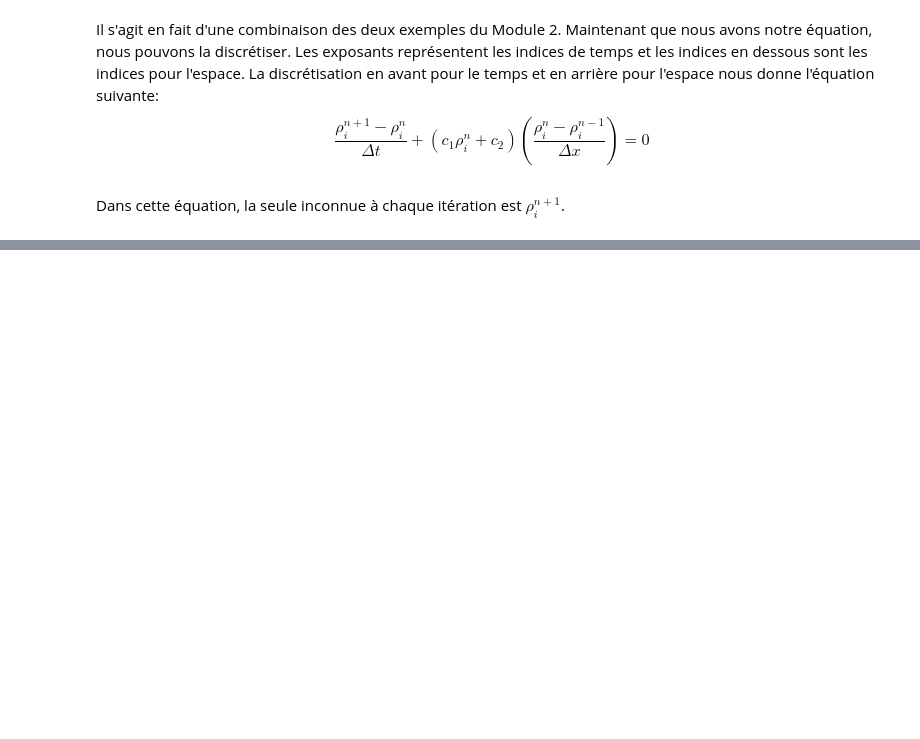
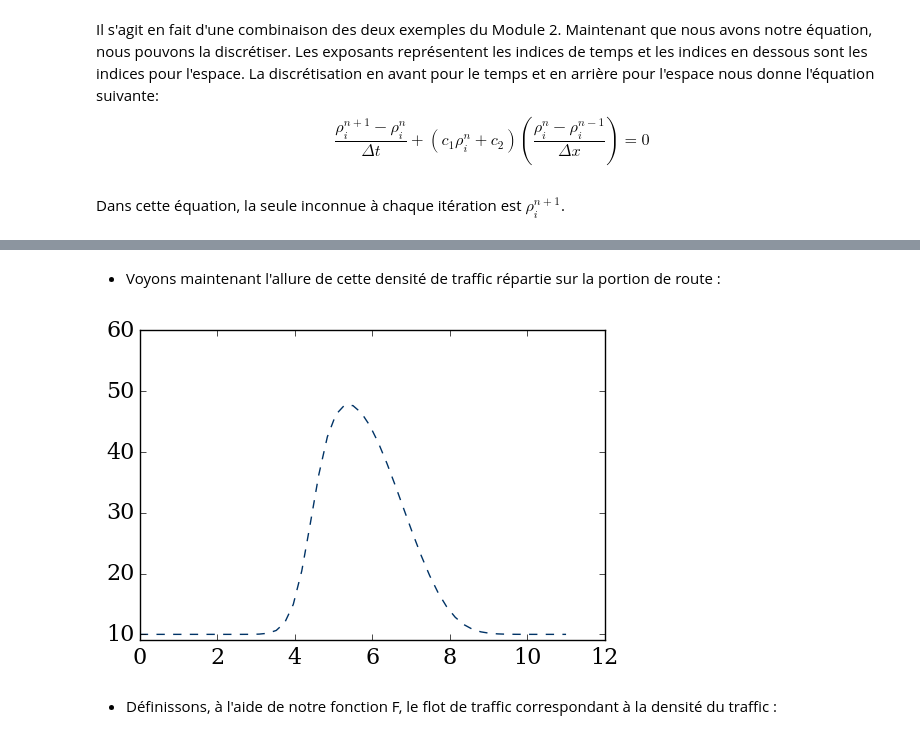
Before and after one commit to CarolineJonas/Module-2---Space-time, a Jupyter notebook: Module2_Traffic.ipynb, the cells around one changed output, grey strips where cells are left out. Cells and saved outputs as stored; diff of their text form; code cells hidden in the pictures; blank space fills up the shorter version.

```diff
--- a/Module2_Traffic.ipynb
+++ b/Module2_Traffic.ipynb
@@ -43,0 +96,14 @@ Dans cette équation, la seule inconnue à chaque itération est $\rho_{i}^{n+1}
+# %%
+for n in range(1,nt):
+    rho = rho0.copy()
+    rho0[1:] = rho[1:]-fprim_lamb(rho[1:],vm,rhom)*dt/dx*(rho[1:]-rho[0:-1])
+    rho0[0] = 10.
+# %% [markdown]
+- Voyons maintenant l'allure de cette densité de traffic répartie sur la portion de route :
+# %%
+pyplot.plot(x, rho0, color='#003366', ls='--', lw=1)
+pyplot.ylim(9.,60.);
+# %% [output]
+[figure, added]
+# %% [markdown]
+- Définissons, à l'aide de notre fonction F, le flot de traffic correspondant à la densité du traffic :
```
Also changed, not shown: parts of 20 cells of this notebook.
